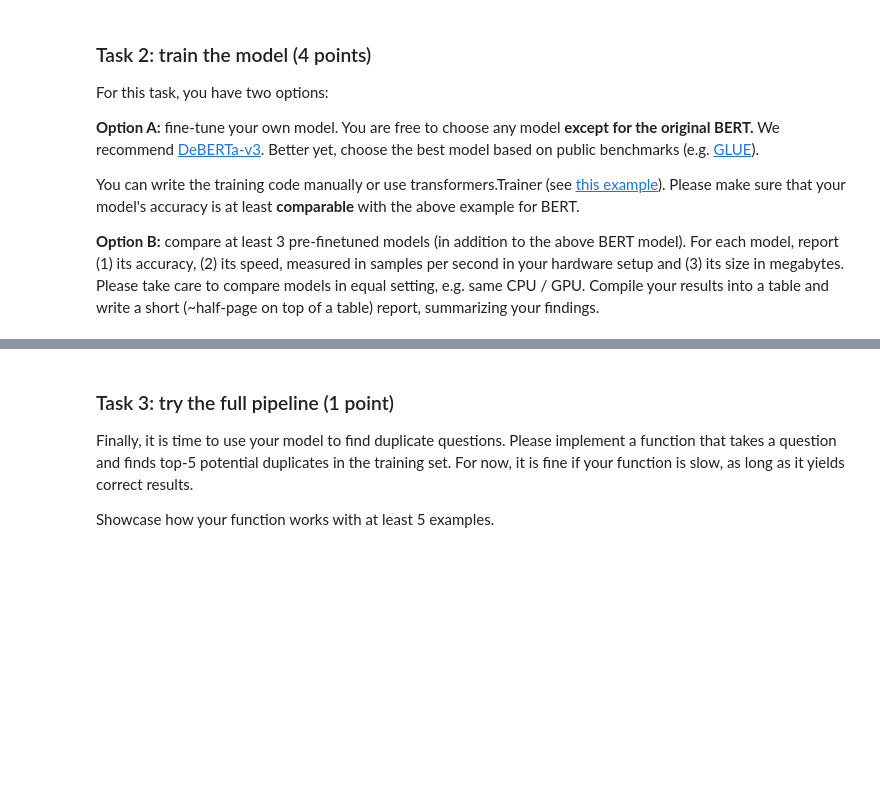
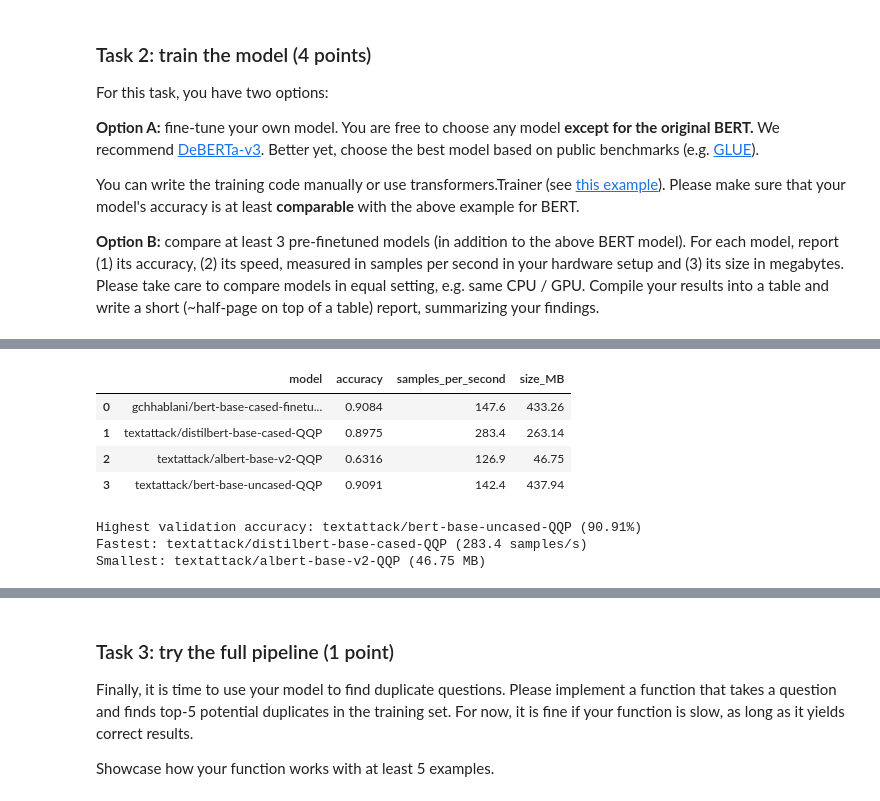
Before and after one commit to buxazich/Deep_Learning_HSE, a Jupyter notebook: week08_transformer/homework.ipynb, the cells around one changed output, grey strips where cells are left out. Drawn from its saved outputs; the diff is of its cells as text; code cells hidden in the pictures; blank space fills up the shorter version.

```diff
--- a/week08_transformer/homework.ipynb
+++ b/week08_transformer/homework.ipynb
@@ -123,0 +256,23 @@ __Option B:__ compare at least 3 pre-finetuned models (in addition to the above
+# %%
+import pandas as pd
+from IPython.display import display
+
+comparison = pd.DataFrame(results)
+display(comparison.round({'accuracy': 4, 'samples_per_second': 1, 'size_MB': 2}))
+
+best_result = max(results, key=lambda row: row['accuracy'])
+fastest_result = max(results, key=lambda row: row['samples_per_second'])
+smallest_result = min(results, key=lambda row: row['size_MB'])
+best_model_name = best_result['model']
+print(f"Highest validation accuracy: {best_model_name} ({best_result['accuracy']:.2%})")
+print(f"Fastest: {fastest_result['model']} ({fastest_result['samples_per_second']:.1f} samples/s)")
+print(f"Smallest: {smallest_result['model']} ({smallest_result['size_MB']:.2f} MB)")
+# %% [output]
+|  | model | accuracy | samples_per_second | size_MB |
+| 0 | gchhablani/bert-base-cased-finetu... | 0.9084 | 147.6 | 433.26 |
+| 1 | textattack/distilbert-base-cased-QQP | 0.8975 | 283.4 | 263.14 |
+| 2 | textattack/albert-base-v2-QQP | 0.6316 | 126.9 | 46.75 |
+| 3 | textattack/bert-base-uncased-QQP | 0.9091 | 142.4 | 437.94 |
+Highest validation accuracy: textattack/bert-base-uncased-QQP (90.91%)
+Fastest: textattack/distilbert-base-cased-QQP (283.4 samples/s)
+Smallest: textattack/albert-base-v2-QQP (46.75 MB)
```
Also changed, not shown: parts of 14 cells of this notebook, 1 other file.
